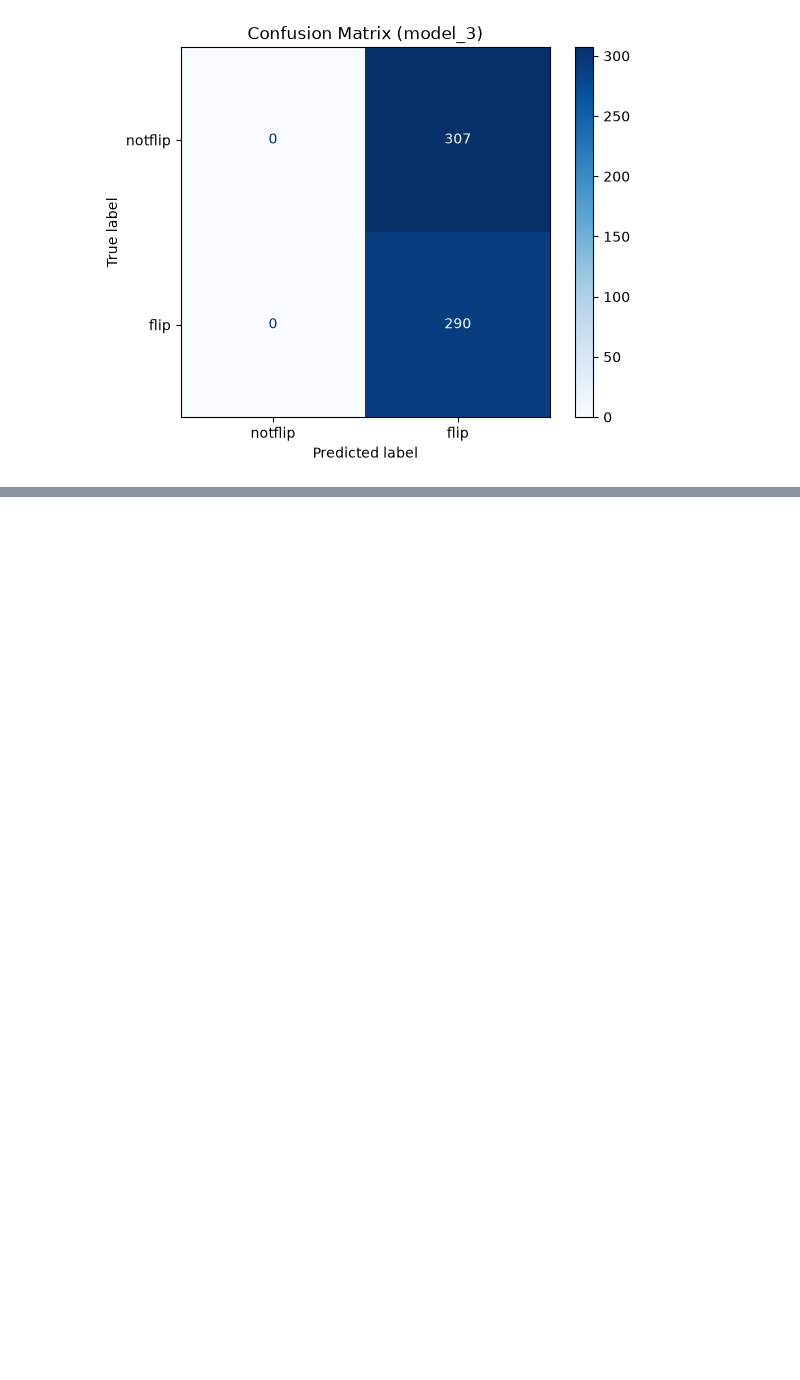
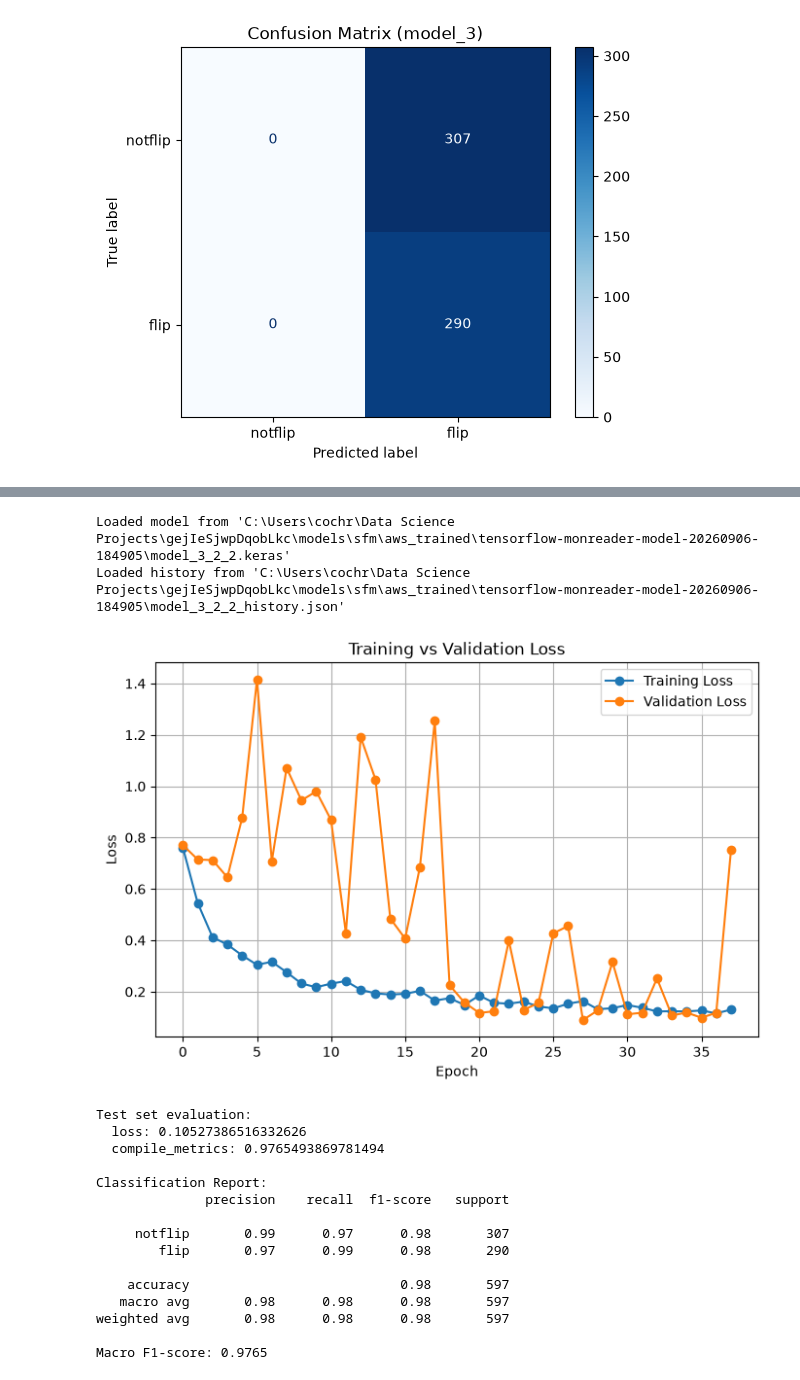
Before and after one commit to cameroncochrane/gejIeSjwpDqobLkc, a Jupyter notebook: notebooks/SFM_NB_5.ipynb, the cells around one changed output, grey strips where cells are left out. Cells and saved outputs as stored; diff of their text form; code cells hidden in the pictures; blank space fills up the shorter version.

```diff
--- a/notebooks/SFM_NB_5.ipynb
+++ b/notebooks/SFM_NB_5.ipynb
@@ -548,0 +659,53 @@ I'm tempted to try the dual channel grayscale + Sobel:
+# %%
+# model 3_2_2: Early stopping patience = 10. Number of epochs = 100
+train_model_3_2_2 = False
+
+job_name = "tensorflow-monreader-model-20260906-184905"
+model_name = "model_3_2_2.keras"
+history_name = "model_3_2_2_history.json"
+
+SFM_AWS_MODELS_DIR = SFM_MODELS_DIR / "aws_trained"
+AWS_MODEL_DIR = SFM_AWS_MODELS_DIR / job_name
+
+
+if train_model_3_2_2 == False:
+    model_3_2_2,model_3_2_2_history =  load_model("model_3_2_2", AWS_MODEL_DIR)
+    plot_training_history(model_3_2_2_history, metric='loss')
+
+
+model_3_2_2_to_eval = model_3_2_2 if train_model_3_2_2 == False else model_3_2_2
+
+# Guard against accidentally passing the training History object
+if isinstance(model_3_2_2_to_eval, tf.keras.callbacks.History):
+    model_3_2_2_to_eval = model_3_2_2
+
+# Ensure rank is known and the arrays are concrete numpy arrays
+X_eval = np.asarray(X_test, dtype=np.float32)
+y_eval = np.asarray(y_test, dtype=np.int32).reshape(-1)
+
+eval_results = evaluate_model(
+    model_3_2_2_to_eval,
+    X_eval,
+    y_eval,
+    class_names=('notflip', 'flip'),
+    plot_name="model_3_2_2"
+)
+# %% [output]
+Loaded model from 'C:\Users\cochr\Data Science Projects\gejIeSjwpDqobLkc\models\sfm\aws_trained\tensorflow-monreader-model-20260906-184905\model_3_2_2.keras'
+Loaded history from 'C:\Users\cochr\Data Science Projects\gejIeSjwpDqobLkc\models\sfm\aws_trained\tensorflow-monreader-model-20260906-184905\model_3_2_2_history.json'
+[figure, added]
+Test set evaluation:
+  loss: 0.10527386516332626
+  compile_metrics: 0.9765493869781494
+
+Classification Report:
+              precision    recall  f1-score   support
+
+     notflip       0.99      0.97      0.98       307
+        flip       0.97      0.99      0.98       290
+
+    accuracy                           0.98       597
+   macro avg       0.98      0.98      0.98       597
+weighted avg       0.98      0.98      0.98       597
+
+Macro F1-score: 0.9765
```
Also changed, not shown: parts of 19 cells of this notebook, 11 other files.
